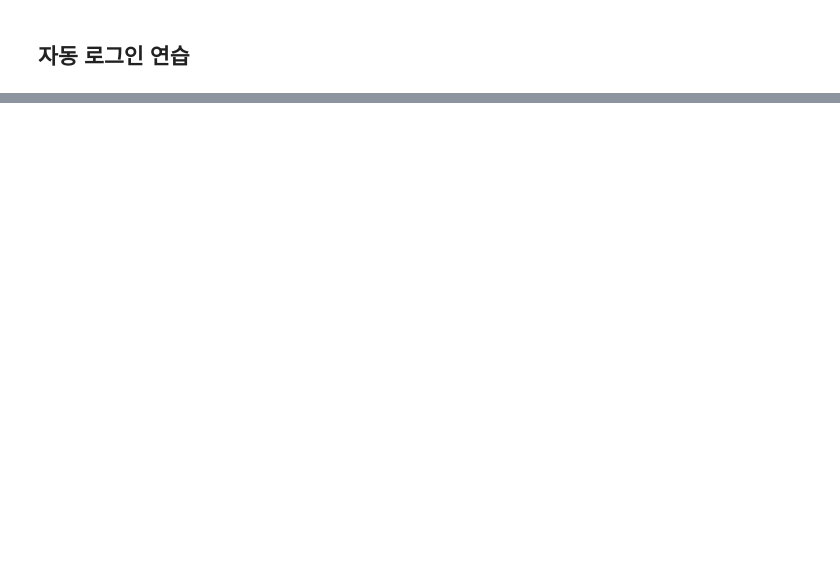
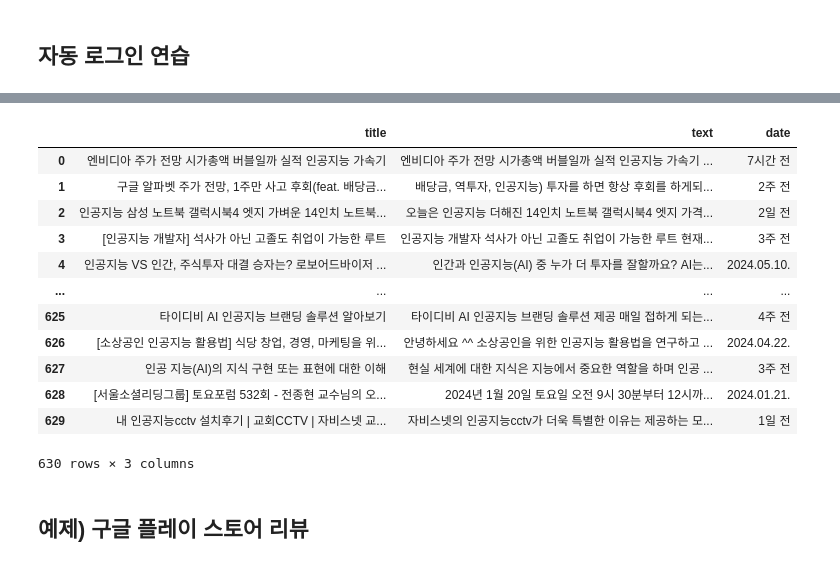
Before and after one commit to RealSlow123/wassup3, a Jupyter notebook: 02_Python_Collection/04_Selenium.ipynb, the cells around one changed output, grey strips where cells are left out. Cells and saved outputs as stored; diff of their text form; code cells hidden in the pictures; blank space fills up the shorter version.

```diff
--- a/02_Python_Collection/04_Selenium.ipynb
+++ b/02_Python_Collection/04_Selenium.ipynb
@@ -203,0 +262,13 @@ driver.close()
+# %%
+from selenium import webdriver
+from selenium.webdriver.common.by import By
+from selenium.webdriver.chrome.options import Options
+import time, random, pandas as pd
+
+options = Options()
+options.add_argument('--window-size=1265,1372')
+options.add_argument('--window-position=10,10')
+options.add_experimental_option("detach", True)
+# %%
+# 웹드라이버 로드
+driver = webdriver.Chrome( options = options)
@@ -203,0 +306,14 @@ driver.close()
+# %%
+# get_view()
+views = driver.find_elements(By.CSS_SELECTOR, '.lst_view .view_wrap')
+result = []
+
+for view in views:
+    con_dict = {}
+    con_dict['title'] = view.find_element(By.CSS_SELECTOR, '.title_link').text
+    con_dict['text'] = view.find_element(By.CSS_SELECTOR, '.dsc_link').text
+    con_dict['date'] = view.find_element(By.CSS_SELECTOR, '.sub').text
+    result.append(con_dict)
+    print(con_dict)
+
+print('완료')
@@ -203,0 +338,18 @@ driver.close()
+# %%
+#저장된 게시물 리스트를 데이터프레임으로 변환후 csv로 저장
+df = pd.DataFrame(result)
+df
+# %% [output]
+|  | title | text | date |
+| 0 | 엔비디아 주가 전망 시가총액 버블일까 실적 인공지능 가속기 | 엔비디아 주가 전망 시가총액 버블일까 실적 인공지능 가속기 ... | 7시간 전 |
+| 1 | 구글 알파벳 주가 전망, 1주만 사고 후회(feat. 배당금... | 배당금, 역투자, 인공지능) 투자를 하면 항상 후회를 하게되... | 2주 전 |
+| 2 | 인공지능 삼성 노트북 갤럭시북4 엣지 가벼운 14인치 노트북... | 오늘은 인공지능 더해진 14인치 노트북 갤럭시북4 엣지 가격... | 2일 전 |
+| 3 | [인공지능 개발자] 석사가 아닌 고졸도 취업이 가능한 루트 | 인공지능 개발자 석사가 아닌 고졸도 취업이 가능한 루트 현재... | 3주 전 |
+| 4 | 인공지능 VS 인간, 주식투자 대결 승자는? 로보어드바이저 ... | 인간과 인공지능(AI) 중 누가 더 투자를 잘할까요? AI는... | 2024.05.10. |
+| ... | ... | ... | ... |
+| 625 | 타이디비 AI 인공지능 브랜딩 솔루션 알아보기 | 타이디비 AI 인공지능 브랜딩 솔루션 제공 매일 접하게 되는... | 4주 전 |
+| 626 | [소상공인 인공지능 활용법] 식당 창업, 경영, 마케팅을 위... | 안녕하세요 ^^ 소상공인을 위한 인공지능 활용법을 연구하고 ... | 2024.04.22. |
+| 627 | 인공 지능(AI)의 지식 구현 또는 표현에 대한 이해 | 현실 세계에 대한 지식은 지능에서 중요한 역할을 하며 인공 ... | 3주 전 |
+| 628 | [서울소셜리딩그룹] 토요포럼 532회 - 전종현 교수님의 오... | 2024년 1월 20일 토요일 오전 9시 30분부터 12시까... | 2024.01.21. |
+| 629 | 내 인공지능cctv 설치후기 | 교회CCTV | 자비스넷 교... | 자비스넷의 인공지능cctv가 더욱 특별한 이유는 제공하는 모... | 1일 전 |
+630 rows × 3 columns
@@ -203,0 +360,2 @@ driver.close()
+# %% [markdown]
+## 예제) 구글 플레이 스토어 리뷰
```
Also changed, not shown: parts of 60 cells of this notebook, 5 other files.
